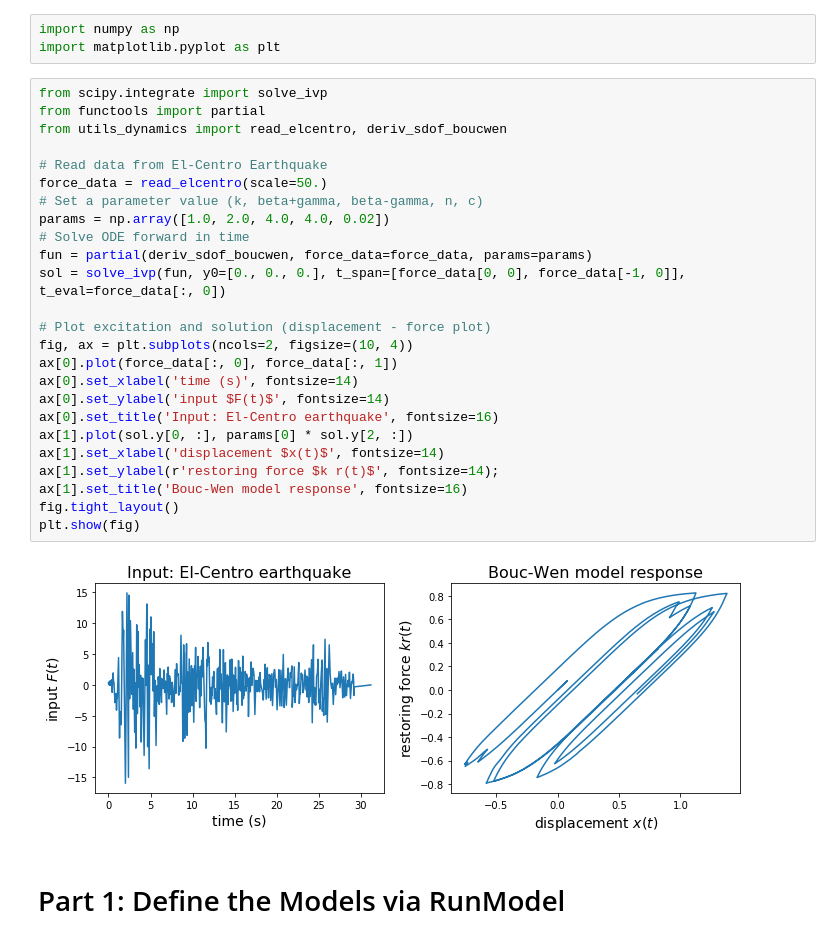
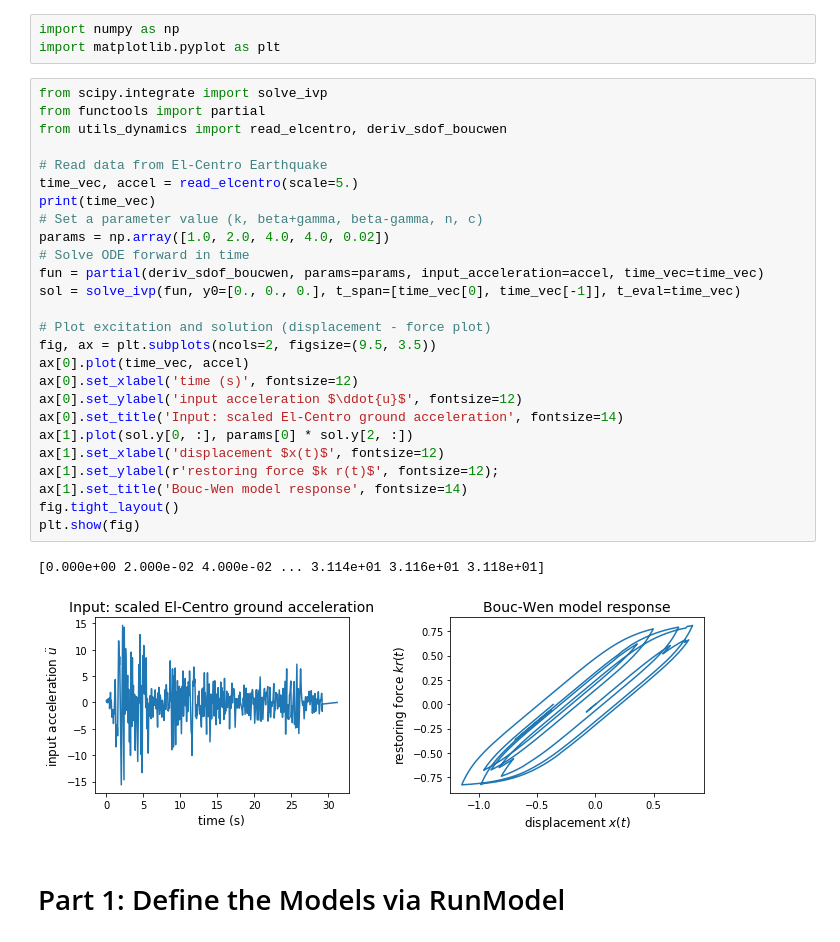
Before and after one commit to SURGroup/UQpy_paper, a Jupyter notebook: Dynamics_Example.ipynb, the cells around one changed output. Cells and saved outputs as stored; diff of their text form.

```diff
--- a/Dynamics_Example.ipynb
+++ b/Dynamics_Example.ipynb
@@ -30,30 +30,32 @@ import matplotlib.pyplot as plt
 # %%
 from scipy.integrate import solve_ivp
 from functools import partial
 from utils_dynamics import read_elcentro, deriv_sdof_boucwen
 
 # Read data from El-Centro Earthquake
-force_data = read_elcentro(scale=50.)
+time_vec, accel = read_elcentro(scale=5.)
+print(time_vec)
 # Set a parameter value (k, beta+gamma, beta-gamma, n, c)
 params = np.array([1.0, 2.0, 4.0, 4.0, 0.02])
 # Solve ODE forward in time
-fun = partial(deriv_sdof_boucwen, force_data=force_data, params=params)
-sol = solve_ivp(fun, y0=[0., 0., 0.], t_span=[force_data[0, 0], force_data[-1, 0]], t_eval=force_data[:, 0])
+fun = partial(deriv_sdof_boucwen, params=params, input_acceleration=accel, time_vec=time_vec)
+sol = solve_ivp(fun, y0=[0., 0., 0.], t_span=[time_vec[0], time_vec[-1]], t_eval=time_vec)
 
 # Plot excitation and solution (displacement - force plot)
-fig, ax = plt.subplots(ncols=2, figsize=(10, 4))
-ax[0].plot(force_data[:, 0], force_data[:, 1])
-ax[0].set_xlabel('time (s)', fontsize=14)
-ax[0].set_ylabel('input $F(t)$', fontsize=14)
-ax[0].set_title('Input: El-Centro earthquake', fontsize=16)
+fig, ax = plt.subplots(ncols=2, figsize=(9.5, 3.5))
+ax[0].plot(time_vec, accel)
+ax[0].set_xlabel('time (s)', fontsize=12)
+ax[0].set_ylabel('input acceleration $\ddot{u}$', fontsize=12)
+ax[0].set_title('Input: scaled El-Centro ground acceleration', fontsize=14)
 ax[1].plot(sol.y[0, :], params[0] * sol.y[2, :])
-ax[1].set_xlabel('displacement $x(t)$', fontsize=14)
-ax[1].set_ylabel(r'restoring force $k r(t)$', fontsize=14);
-ax[1].set_title('Bouc-Wen model response', fontsize=16)
+ax[1].set_xlabel('displacement $x(t)$', fontsize=12)
+ax[1].set_ylabel(r'restoring force $k r(t)$', fontsize=12);
+ax[1].set_title('Bouc-Wen model response', fontsize=14)
 fig.tight_layout()
 plt.show(fig)
 # %% [output]
+[0.000e+00 2.000e-02 4.000e-02 ... 3.114e+01 3.116e+01 3.118e+01]
-[figure, old version]
+[figure, new version]
 # %% [markdown]
 # Part 1: Define the Models via RunModel
 # %% [markdown]
```
Also changed, not shown: parts of 1 cell of this notebook, 1 other file.
